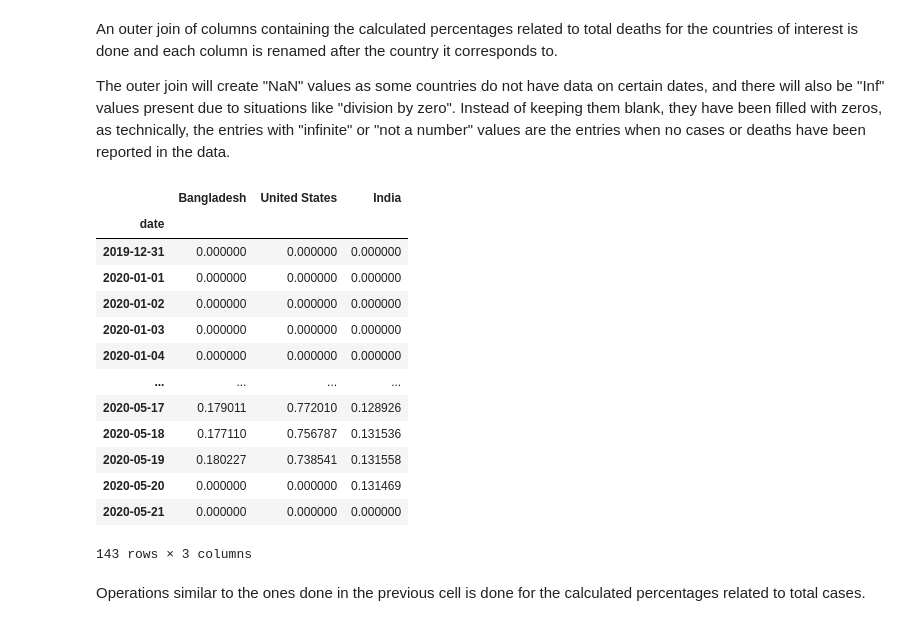
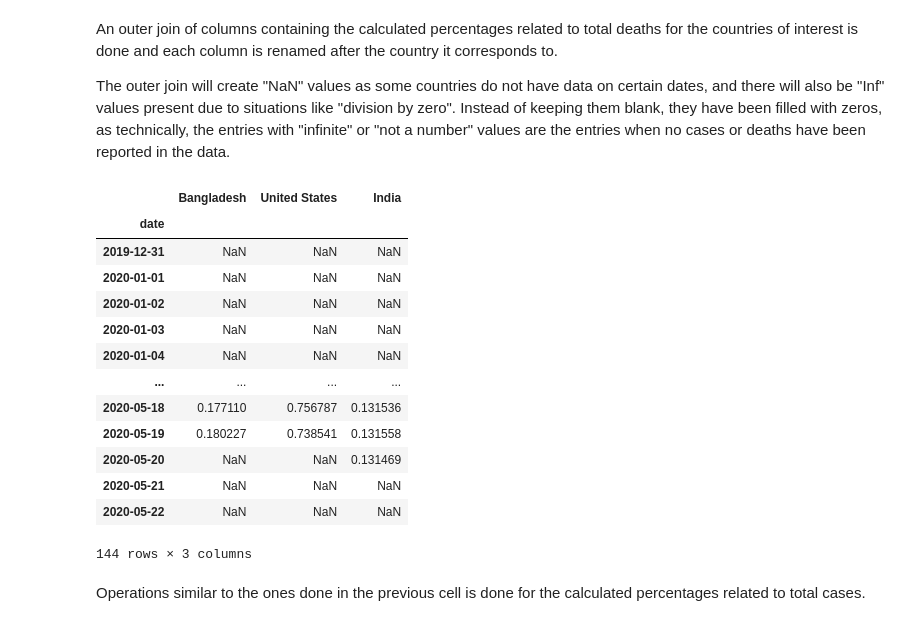
Before and after one commit to mashnoon1234/analyzing-covid19-data, a Jupyter notebook: covid19-data-analysis.ipynb, the cells around one changed output. Drawn from its saved outputs; the diff is of its cells as text; code cells hidden in the pictures.

```diff
--- a/covid19-data-analysis.ipynb
+++ b/covid19-data-analysis.ipynb
@@ -210,27 +210,26 @@ The outer join will create "NaN" values as some countries do not have data on ce
 # %%
 data_plot_deaths = pd.concat([v["deaths_as_percentage_of_tests"]\
                               .rename(k)\
                               for k, v in dataframe_dictionary.items()], axis=1)
 
-data_plot_deaths = data_plot_deaths.replace(np.inf, 0)
-data_plot_deaths = data_plot_deaths.replace(np.nan, 0)
+data_plot_deaths = data_plot_deaths.replace(np.inf, np.nan)
 
 data_plot_deaths
 # %% [output]
 |  | Bangladesh | United States | India |
 | date |  |  |  |
-| 2019-12-31 | 0.000000 | 0.000000 | 0.000000 |
-| 2020-01-01 | 0.000000 | 0.000000 | 0.000000 |
-| 2020-01-02 | 0.000000 | 0.000000 | 0.000000 |
-| 2020-01-03 | 0.000000 | 0.000000 | 0.000000 |
-| 2020-01-04 | 0.000000 | 0.000000 | 0.000000 |
+| 2019-12-31 | NaN | NaN | NaN |
+| 2020-01-01 | NaN | NaN | NaN |
+| 2020-01-02 | NaN | NaN | NaN |
+| 2020-01-03 | NaN | NaN | NaN |
+| 2020-01-04 | NaN | NaN | NaN |
 | ... | ... | ... | ... |
-| 2020-05-17 | 0.179011 | 0.772010 | 0.128926 |
 | 2020-05-18 | 0.177110 | 0.756787 | 0.131536 |
 | 2020-05-19 | 0.180227 | 0.738541 | 0.131558 |
-| 2020-05-20 | 0.000000 | 0.000000 | 0.131469 |
-| 2020-05-21 | 0.000000 | 0.000000 | 0.000000 |
+| 2020-05-20 | NaN | NaN | 0.131469 |
+| 2020-05-21 | NaN | NaN | NaN |
+| 2020-05-22 | NaN | NaN | NaN |
-143 rows × 3 columns
+144 rows × 3 columns
 # %% [markdown]
 Operations similar to the ones done in the previous cell is done for the calculated percentages related to total cases.
 # %%
```
Also changed, not shown: parts of 6 cells of this notebook.
